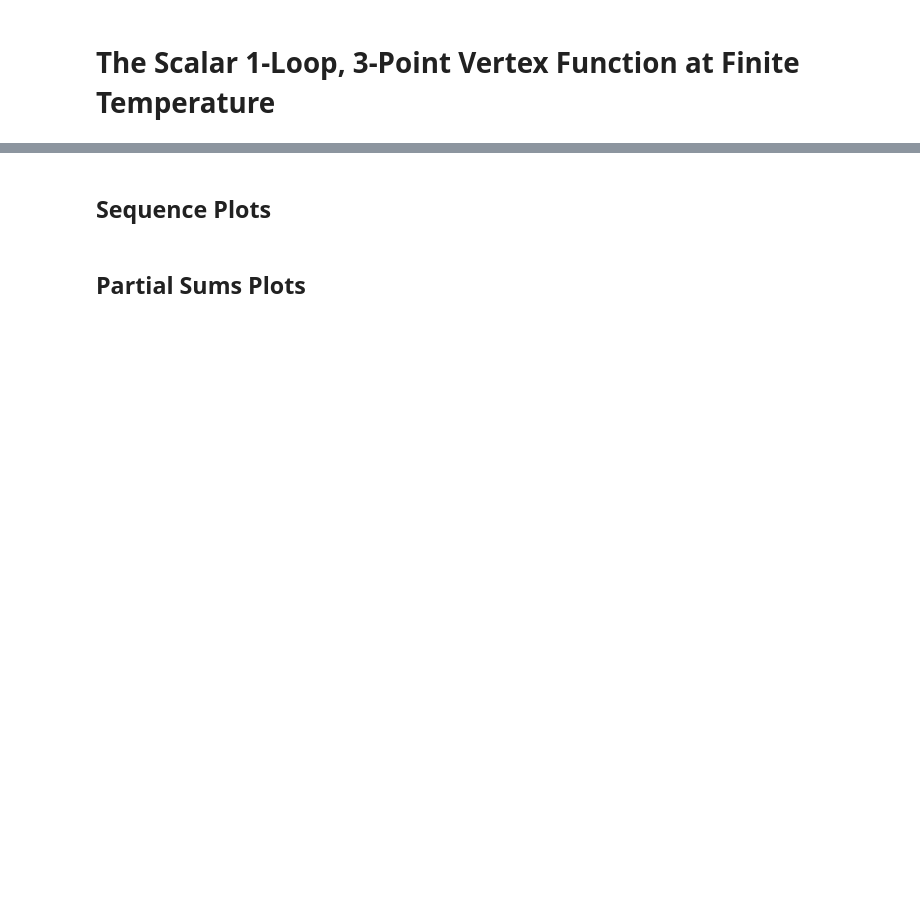
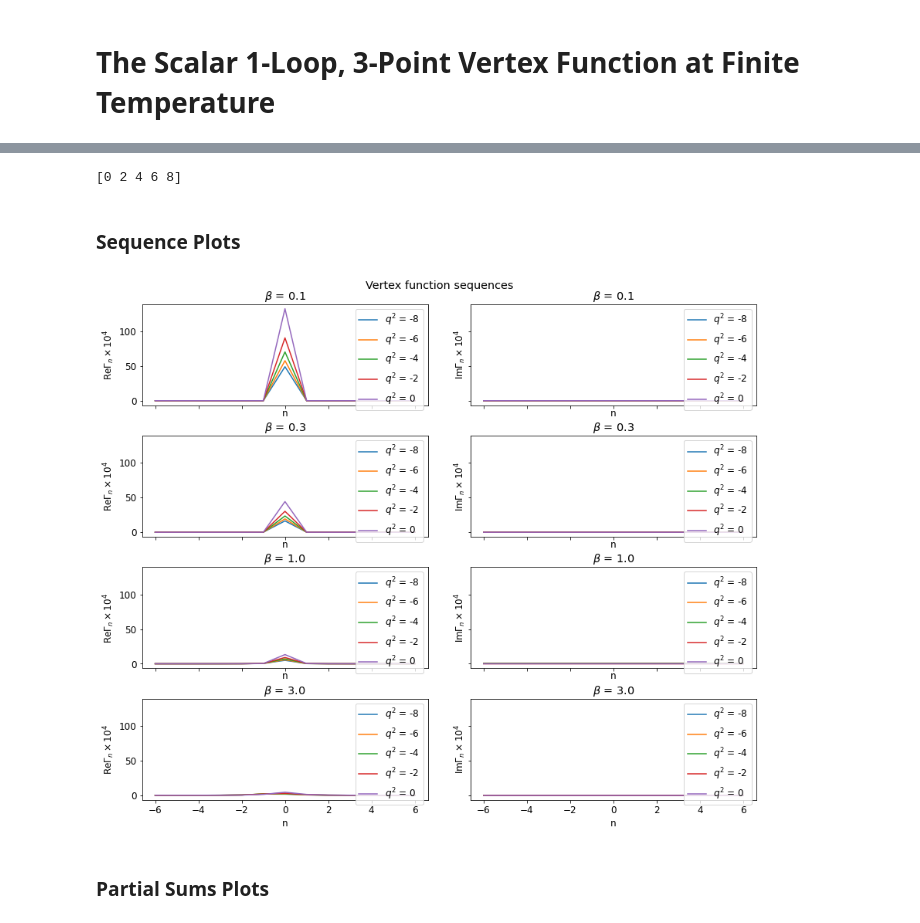
Before and after one commit to harnettd/phiCubed_31_FT, a Jupyter notebook: finite_temp_plots.ipynb, the cells around one changed output, grey strips where cells are left out. Cells and saved outputs as stored; diff of their text form; code cells hidden in the pictures; blank space fills up the shorter version.

Commit message:
add beta dependence to plots

```diff
--- a/finite_temp_plots.ipynb
+++ b/finite_temp_plots.ipynb
@@ -46,2 +61,14 @@ for f in range(floors):
+# %%
+plt.rc('font', size=12)
+# %%
+def select_indices(arr, num_indices):
+    index_step = int(np.ceil(len(arr) / num_indices))
+    return np.arange(0, len(qq_grid), index_step)
+
+num_plots = 5
+qq_indices = select_indices(qq_grid, num_plots)
+print(qq_indices)
+# %% [output]
+[0 2 4 6 8]
 # %% [markdown]
-## Sequence Plots
+### Sequence Plots
@@ -50,16 +75,20 @@ selected_qq_grid_indices = [0, 5, 10, 20, 25, 30, -1]
-# %%
-fig, ax = plt.subplots()
-for r in selected_qq_grid_indices:
-    ax.plot(n_grid, 1e4 * finite_temp_data_re_Gamma[r, :], label=r"$q^2=$" + str(qq_grid[r]))
-ax.set_xlabel("n")
-ax.set_ylabel(r"$\mathrm{Re}\Gamma_n \times 10^4$")
-ax.legend(loc="upper right")
-# %%
-fig, ax = plt.subplots()
-for r in selected_qq_grid_indices:
-    ax.plot(n_grid, 1e4 * finite_temp_data_im_Gamma[r, :], label=r"$q^2=$" + str(qq_grid[r]))
-ax.set_xlabel("n")
-ax.set_ylabel(r"$\mathrm{Im}\Gamma_n \times 10^4$")
-ax.legend(loc="upper right")
+# %%
+
+fig, ax = plt.subplots(nrows=len(beta_grid), ncols=2, sharex=True, sharey=True, figsize=(12, 10))
+fig.suptitle(r"Vertex function sequences")
+fig.tight_layout()
+fig.subplots_adjust(wspace=0.15, hspace=0.3)
+for f in range(floors):
+    for r in qq_indices:
+        ax[f, 0].plot(n_grid, 1e4 * finite_temp_data_re_Gamma[f, r, :], label=r"$q^2$ = {}".format(qq_grid[r]))
+        ax[f, 1].plot(n_grid, 1e4 * finite_temp_data_im_Gamma[f, r, :], label=r"$q^2$ = {}".format(qq_grid[r]))
+        ax[f, 0].set_ylabel(r"$\mathrm{Re}\Gamma_n \times 10^4$")
+        ax[f, 1].set_ylabel(r"$\mathrm{Im}\Gamma_n \times 10^4$")
+        for re_im in range(2):
+            ax[f, re_im].set_title(r"$\beta$ = {}".format(beta_grid[f]))
+            ax[f, re_im].legend(loc="upper right")
+            ax[f, re_im].set_xlabel("n")
+# %% [output]
+[figure, added]
 # %% [markdown]
-## Partial Sums Plots
+### Partial Sums Plots
```
Also changed, not shown: parts of 17 cells of this notebook, 1 other file.
